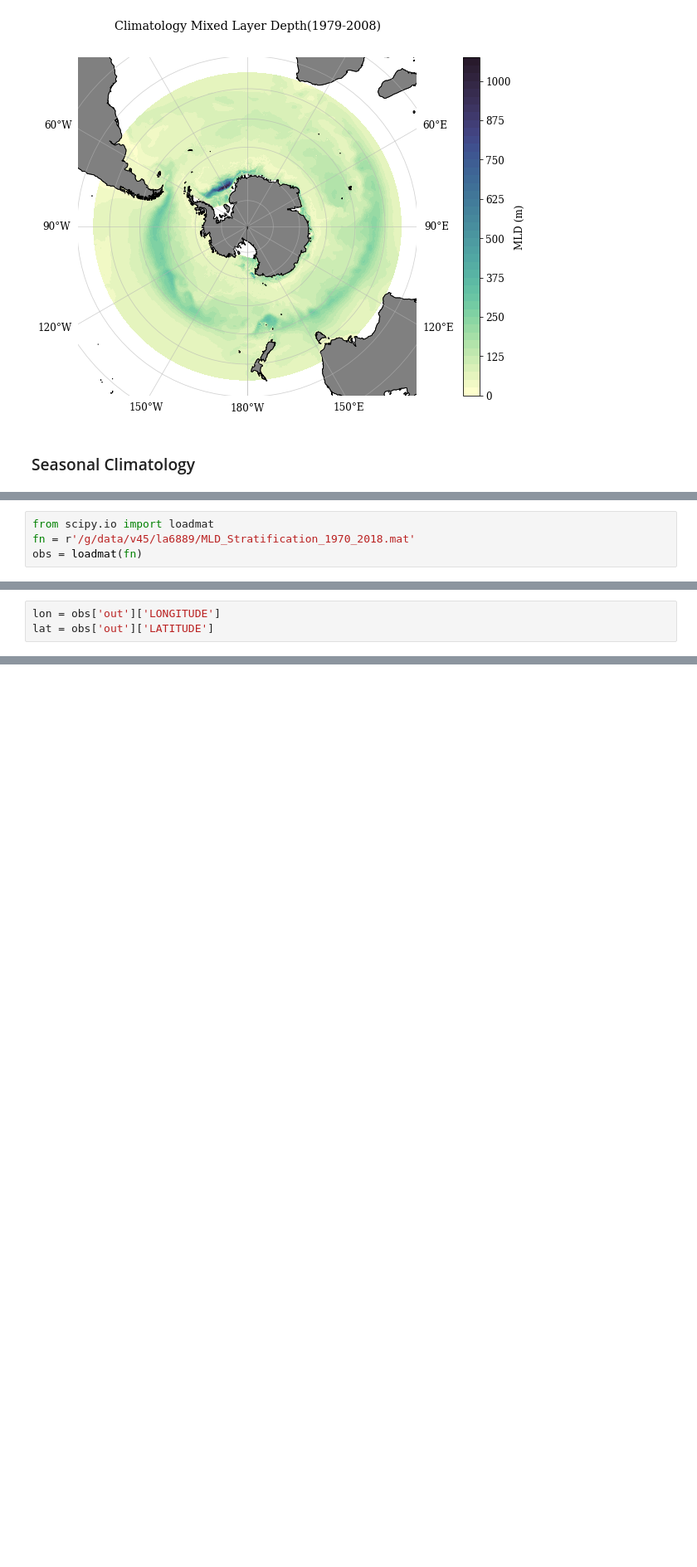
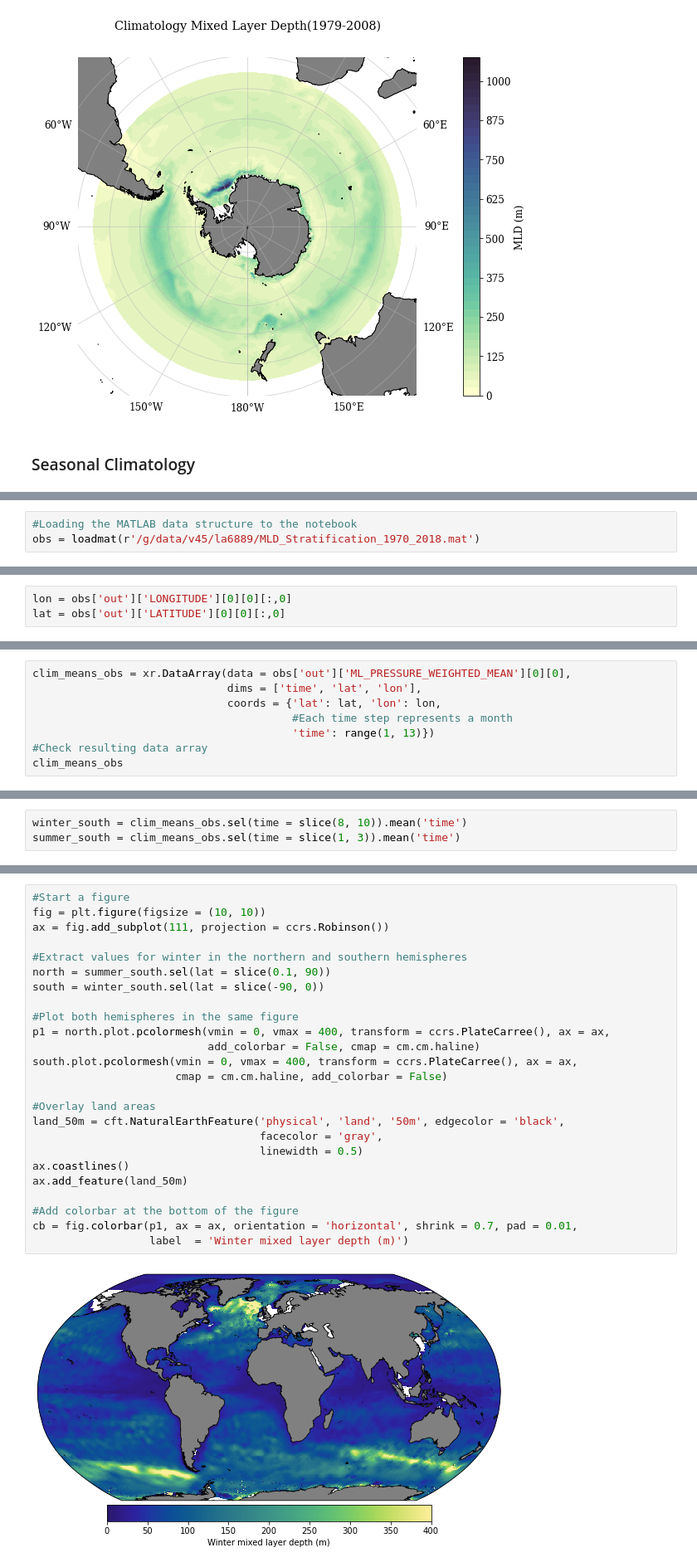
Before and after one commit to lidefi87/ACCESS_scripts_DFA, a Jupyter notebook: Scripts/MixedLayerDepth.ipynb, the cells around one changed output, grey strips where cells are left out. Shown at 83% size. Saved outputs shown, nothing was run; the diff lists cells and outputs as text; blank space fills up the shorter version.

Commit message:
updating jupyter notebooks
Updating MLD notebook, including observations

```diff
--- a/Scripts/MixedLayerDepth.ipynb
+++ b/Scripts/MixedLayerDepth.ipynb
@@ -358,4 +595,3 @@ Observations come from [Sallee et al 2021](https://doi.org/10.1038/s41586-021-03
 # %%
-from scipy.io import loadmat
-fn = r'/g/data/v45/la6889/MLD_Stratification_1970_2018.mat'
-obs = loadmat(fn)
+#Loading the MATLAB data structure to the notebook
+obs = loadmat(r'/g/data/v45/la6889/MLD_Stratification_1970_2018.mat')
@@ -362,3 +608,3 @@ obs = loadmat(fn)
 # %%
-lon = obs['out']['LONGITUDE']
-lat = obs['out']['LATITUDE']
+lon = obs['out']['LONGITUDE'][0][0][:,0]
+lat = obs['out']['LATITUDE'][0][0][:,0]
@@ -364,0 +614,8 @@ lat = obs['out']['LATITUDE']
+# %%
+clim_means_obs = xr.DataArray(data = obs['out']['ML_PRESSURE_WEIGHTED_MEAN'][0][0],
+                              dims = ['time', 'lat', 'lon'],
+                              coords = {'lat': lat, 'lon': lon,
+                                        #Each time step represents a month
+                                        'time': range(1, 13)})
+#Check resulting data array
+clim_means_obs
@@ -364,0 +650,3 @@ lat = obs['out']['LATITUDE']
+# %%
+winter_south = clim_means_obs.sel(time = slice(8, 10)).mean('time')
+summer_south = clim_means_obs.sel(time = slice(1, 3)).mean('time')
@@ -364,0 +658,27 @@ lat = obs['out']['LATITUDE']
+# %%
+#Start a figure
+fig = plt.figure(figsize = (10, 10))
+ax = fig.add_subplot(111, projection = ccrs.Robinson())
+
+#Extract values for winter in the northern and southern hemispheres
+north = summer_south.sel(lat = slice(0.1, 90))
+south = winter_south.sel(lat = slice(-90, 0))
+
+#Plot both hemispheres in the same figure
+p1 = north.plot.pcolormesh(vmin = 0, vmax = 400, transform = ccrs.PlateCarree(), ax = ax,
+                           add_colorbar = False, cmap = cm.cm.haline)
+south.plot.pcolormesh(vmin = 0, vmax = 400, transform = ccrs.PlateCarree(), ax = ax,
+                      cmap = cm.cm.haline, add_colorbar = False)
+
+#Overlay land areas
+land_50m = cft.NaturalEarthFeature('physical', 'land', '50m', edgecolor = 'black',
+                                   facecolor = 'gray',
+                                   linewidth = 0.5)
+ax.coastlines()
+ax.add_feature(land_50m)
+
+#Add colorbar at the bottom of the figure
+cb = fig.colorbar(p1, ax = ax, orientation = 'horizontal', shrink = 0.7, pad = 0.01,
+                  label  = 'Winter mixed layer depth (m)')
+# %% [output]
+[figure, added]
```
Also changed, not shown: parts of 67 cells of this notebook, 5 other files.
